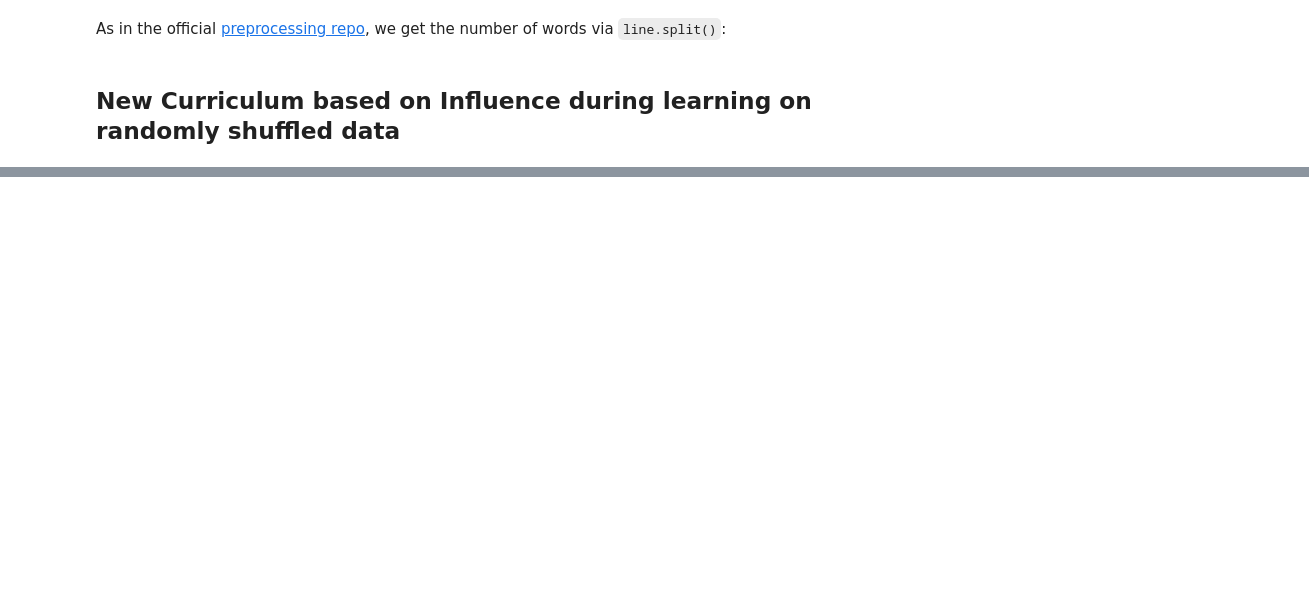
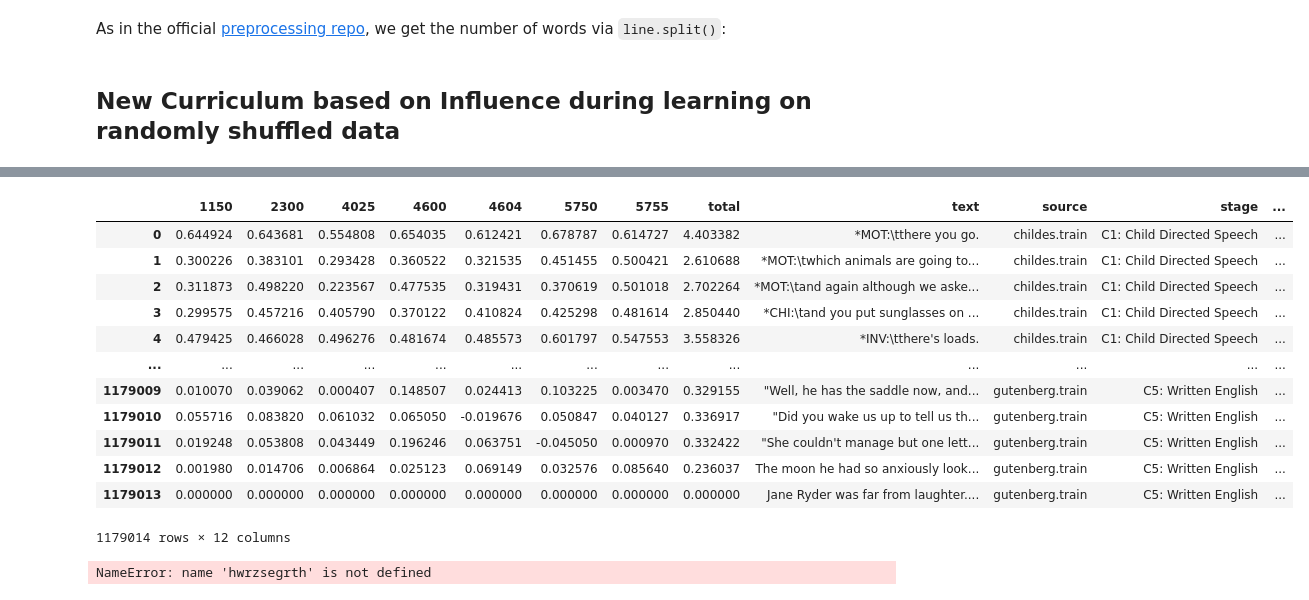
Before and after one commit to loris3/babylm, a Jupyter notebook: influence_curricula.ipynb, the cells around one changed output, grey strips where cells are left out. Cells and saved outputs as stored; diff of their text form; code cells hidden in the pictures; blank space fills up the shorter version.

```diff
--- a/influence_curricula.ipynb
+++ b/influence_curricula.ipynb
@@ -229,0 +270,20 @@ FileNotFoundError: [Errno 2] No such file or directory: './mean_influence/strati
+# %%
+df
+# %% [output]
+|  | 1150 | 2300 | 4025 | 4600 | 4604 | 5750 | 5755 | total | text | source | stage | ... |
+| 0 | 0.644924 | 0.643681 | 0.554808 | 0.654035 | 0.612421 | 0.678787 | 0.614727 | 4.403382 | *MOT:\tthere you go. | childes.train | C1: Child Directed Speech | ... |
+| 1 | 0.300226 | 0.383101 | 0.293428 | 0.360522 | 0.321535 | 0.451455 | 0.500421 | 2.610688 | *MOT:\twhich animals are going to... | childes.train | C1: Child Directed Speech | ... |
+| 2 | 0.311873 | 0.498220 | 0.223567 | 0.477535 | 0.319431 | 0.370619 | 0.501018 | 2.702264 | *MOT:\tand again although we aske... | childes.train | C1: Child Directed Speech | ... |
+| 3 | 0.299575 | 0.457216 | 0.405790 | 0.370122 | 0.410824 | 0.425298 | 0.481614 | 2.850440 | *CHI:\tand you put sunglasses on ... | childes.train | C1: Child Directed Speech | ... |
+| 4 | 0.479425 | 0.466028 | 0.496276 | 0.481674 | 0.485573 | 0.601797 | 0.547553 | 3.558326 | *INV:\tthere's loads. | childes.train | C1: Child Directed Speech | ... |
+| ... | ... | ... | ... | ... | ... | ... | ... | ... | ... | ... | ... | ... |
+| 1179009 | 0.010070 | 0.039062 | 0.000407 | 0.148507 | 0.024413 | 0.103225 | 0.003470 | 0.329155 | "Well, he has the saddle now, and... | gutenberg.train | C5: Written English | ... |
+| 1179010 | 0.055716 | 0.083820 | 0.061032 | 0.065050 | -0.019676 | 0.050847 | 0.040127 | 0.336917 | "Did you wake us up to tell us th... | gutenberg.train | C5: Written English | ... |
+| 1179011 | 0.019248 | 0.053808 | 0.043449 | 0.196246 | 0.063751 | -0.045050 | 0.000970 | 0.332422 | "She couldn't manage but one lett... | gutenberg.train | C5: Written English | ... |
+| 1179012 | 0.001980 | 0.014706 | 0.006864 | 0.025123 | 0.069149 | 0.032576 | 0.085640 | 0.236037 | The moon he had so anxiously look... | gutenberg.train | C5: Written English | ... |
+| 1179013 | 0.000000 | 0.000000 | 0.000000 | 0.000000 | 0.000000 | 0.000000 | 0.000000 | 0.000000 | Jane Ryder was far from laughter.... | gutenberg.train | C5: Written English | ... |
+1179014 rows × 12 columns
+# %%
+hwrzsegrth
+# %% [output]
+NameError: name 'hwrzsegrth' is not defined
```
Also changed, not shown: parts of 57 cells of this notebook, 36 other files.
